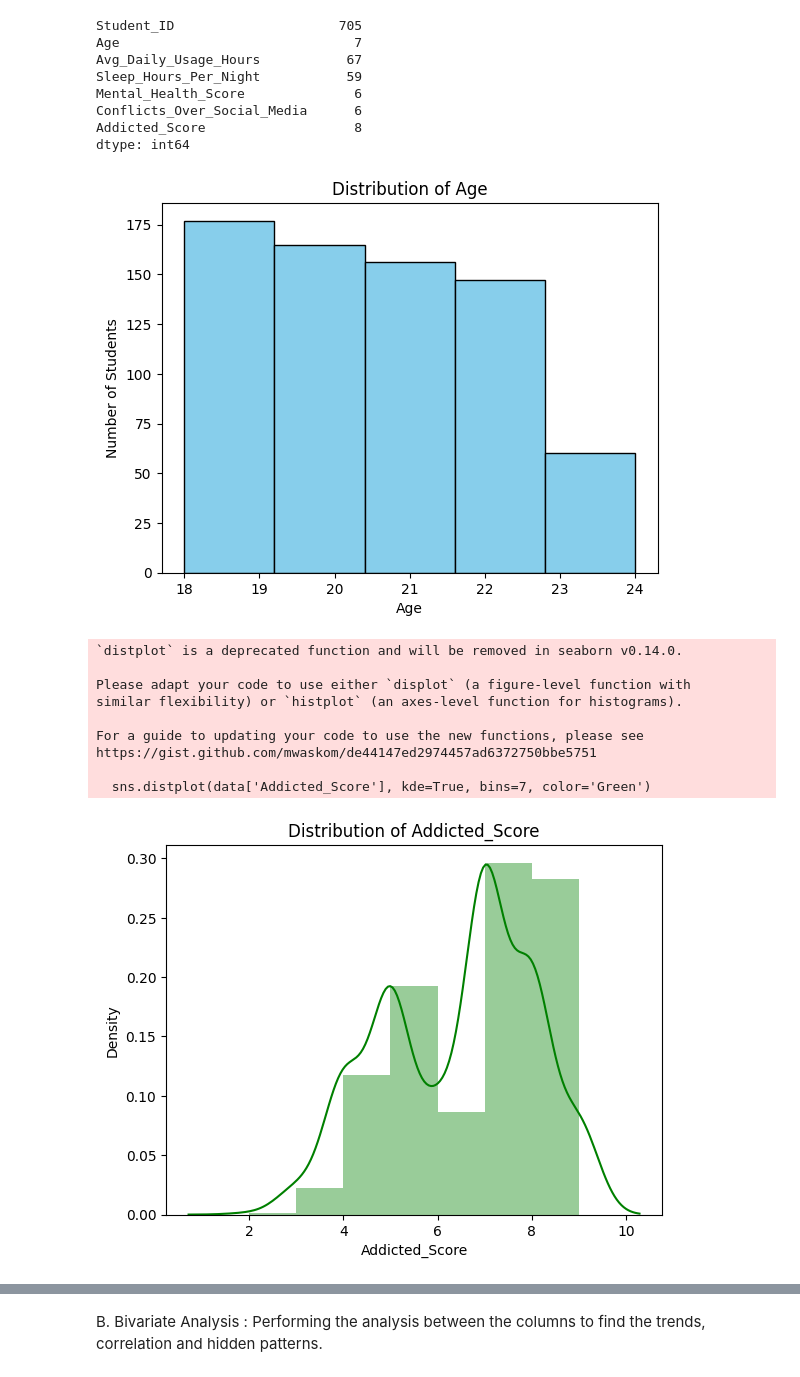
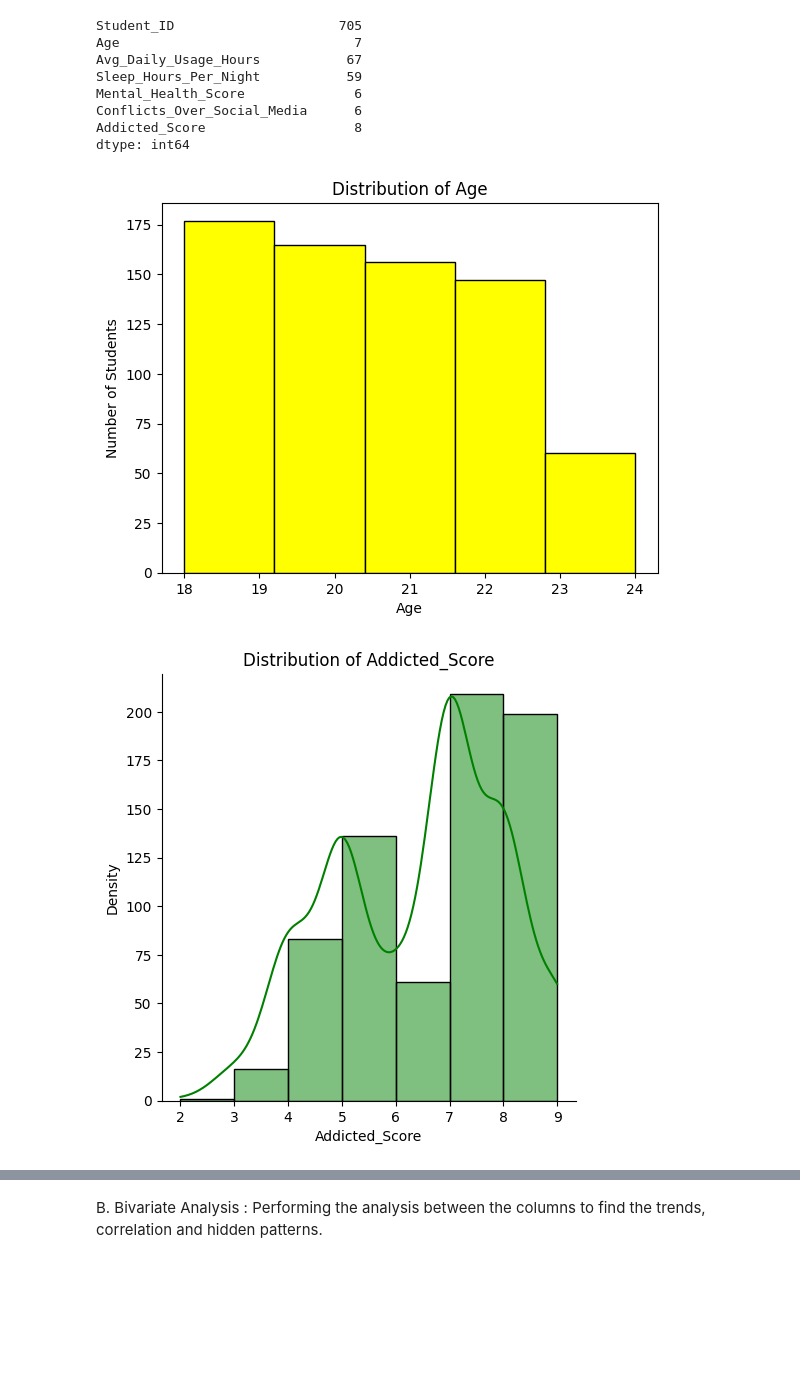
Before and after one commit to Harsh-1598/Students-Social-Media-Addiction, a Jupyter notebook: codes/main.ipynb, the cells around one changed output, grey strips where cells are left out. Cells and saved outputs as stored; diff of their text form; code cells hidden in the pictures; blank space fills up the shorter version.

```diff
--- a/codes/main.ipynb
+++ b/codes/main.ipynb
@@ -164,30 +164,21 @@ Conflicts_Over_Social_Media      6
 Addicted_Score                   8
 dtype: int64
 # %%
-#Histogram for Conflicts over social media Distribution
-plt.hist(data['Age'], bins=5, color='skyblue', edgecolor='black')
+#Histogram for distribution of Age
+plt.hist(data['Age'], bins=5, color='yellow', edgecolor='black')
 plt.xlabel('Age')
 plt.ylabel('Number of Students')
 plt.title('Distribution of Age')
 plt.show()
 # %% [output]
-[figure, old version]
+[figure, new version]
 # %%
-#DistPlot for Sleep Hours Distribution
-sns.distplot(data['Addicted_Score'], kde=True, bins=7, color='Green')
+#DistPlot for Addicted Score Distribution
+sns.displot(data['Addicted_Score'], kde=True, bins=7, color='Green')
 plt.title('Distribution of Addicted_Score')
 plt.xlabel('Addicted_Score')
 plt.ylabel('Density')
 plt.show()
 # %% [output]
-`distplot` is a deprecated function and will be removed in seaborn v0.14.0.
-
-Please adapt your code to use either `displot` (a figure-level function with
-similar flexibility) or `histplot` (an axes-level function for histograms).
-
-For a guide to updating your code to use the new functions, please see
-https://gist.github.com/mwaskom/de44147ed2974457ad6372750bbe5751
-
-  sns.distplot(data['Addicted_Score'], kde=True, bins=7, color='Green')
-[figure, old version]
+[figure, new version]
 # %%
```
Also changed, not shown: parts of 11 cells of this notebook, 3 other files.
